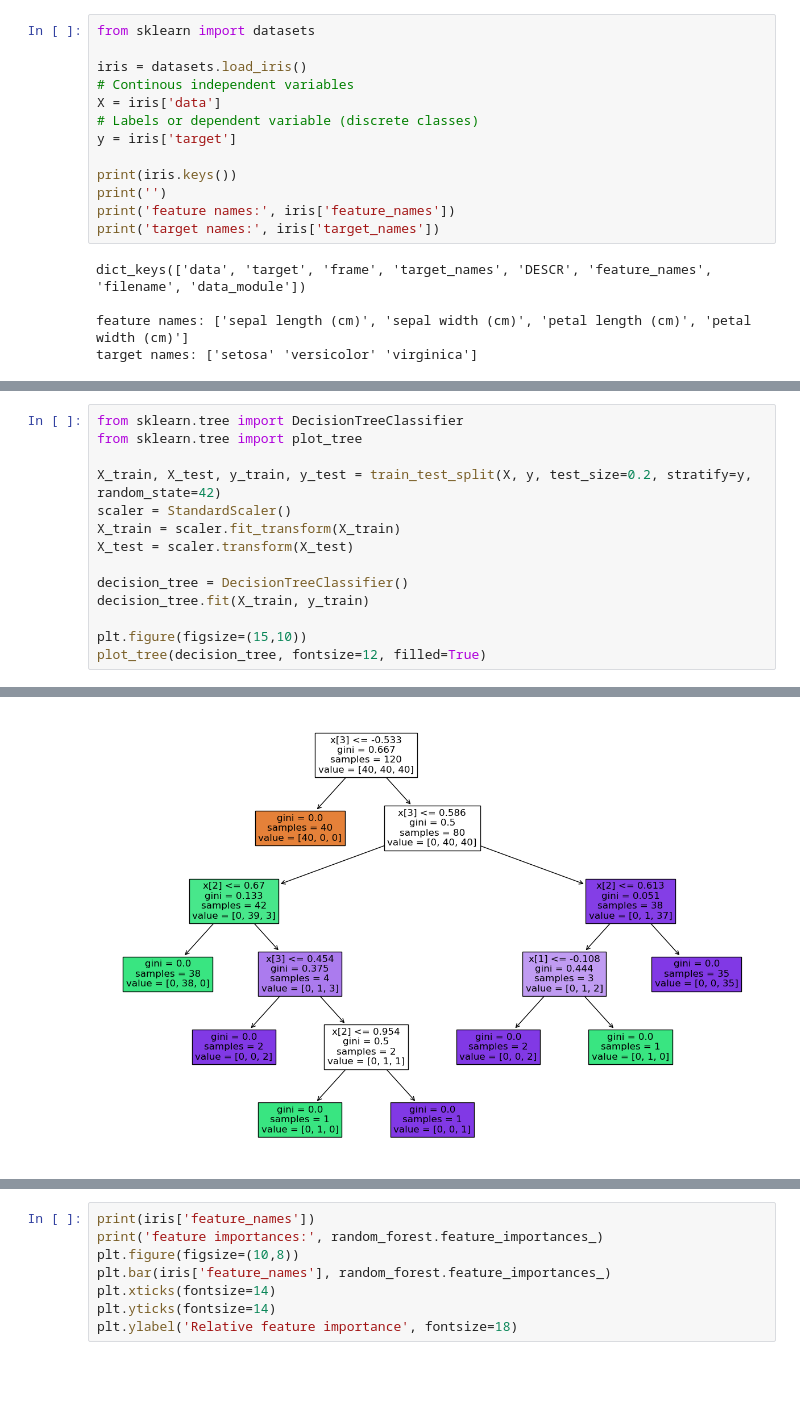
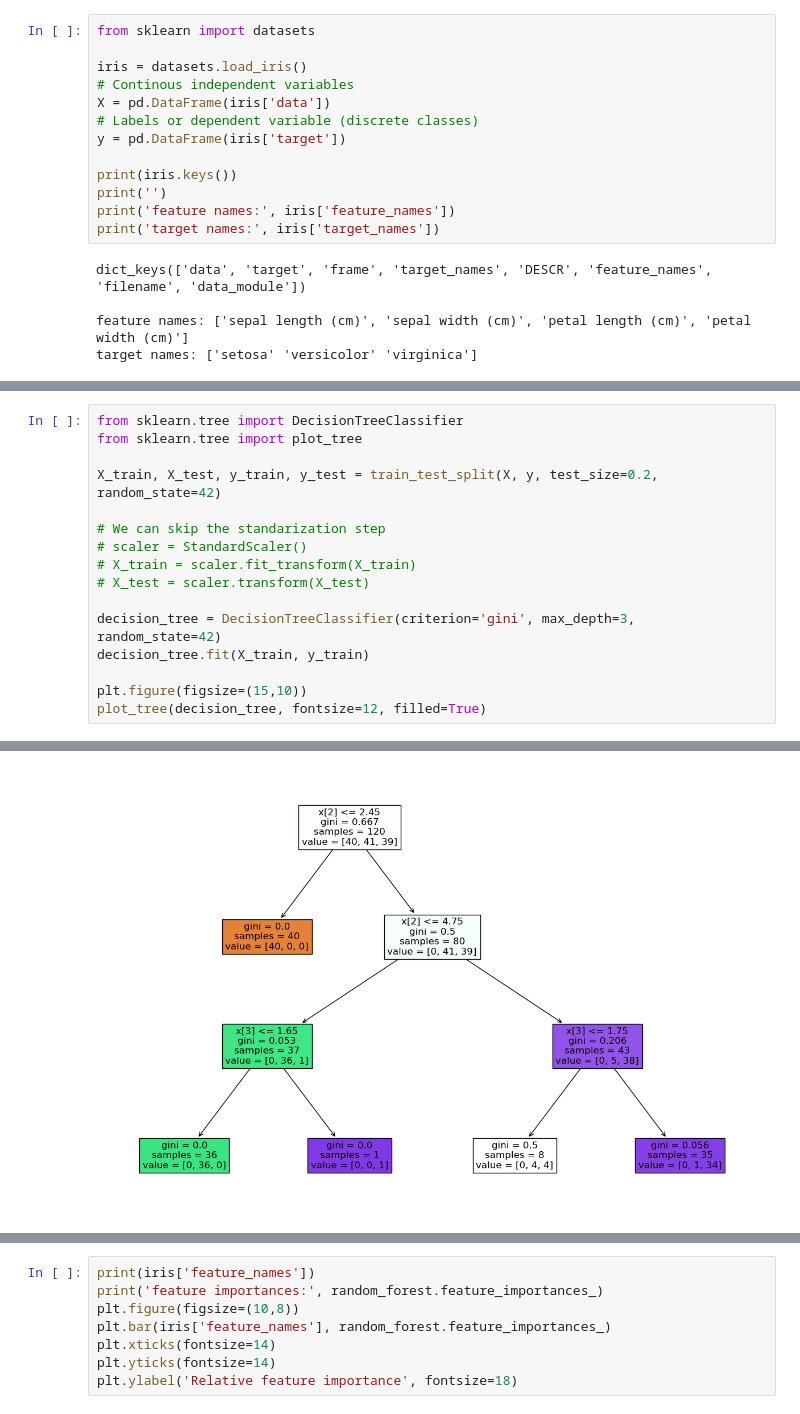
Before and after one commit to mirodriguezgal/MSc_Omics_Uvic_MachineLearning, a Jupyter notebook: 4_Basic_Supervised_Classification.ipynb, the cells around one changed output, grey strips where cells are left out. Drawn from its saved outputs; the diff is of its cells as text; blank space fills up the shorter version.

```diff
--- a/4_Basic_Supervised_Classification.ipynb
+++ b/4_Basic_Supervised_Classification.ipynb
@@ -714,9 +706,9 @@ from sklearn import datasets
 
 iris = datasets.load_iris()
 # Continous independent variables
-X = iris['data']
+X = pd.DataFrame(iris['data'])
 # Labels or dependent variable (discrete classes)
-y = iris['target']
+y = pd.DataFrame(iris['target'])
 
 print(iris.keys())
 print('')
@@ -731,12 +727,14 @@ target names: ['setosa' 'versicolor' 'virginica']
 from sklearn.tree import DecisionTreeClassifier
 from sklearn.tree import plot_tree
 
-X_train, X_test, y_train, y_test = train_test_split(X, y, test_size=0.2, stratify=y, random_state=42)
-scaler = StandardScaler()
-X_train = scaler.fit_transform(X_train)
-X_test = scaler.transform(X_test)
+X_train, X_test, y_train, y_test = train_test_split(X, y, test_size=0.2, random_state=42)
 
-decision_tree = DecisionTreeClassifier()
+# We can skip the standarization step
+# scaler = StandardScaler()
+# X_train = scaler.fit_transform(X_train)
+# X_test = scaler.transform(X_test)
+
+decision_tree = DecisionTreeClassifier(criterion='gini', max_depth=3, random_state=42)
 decision_tree.fit(X_train, y_train)
 
 plt.figure(figsize=(15,10))
@@ -760 +752 @@ plot_tree(decision_tree, fontsize=12, filled=True)
-[figure, old version]
+[figure, new version]
```
Also changed, not shown: parts of 26 cells of this notebook, 5 other files.
